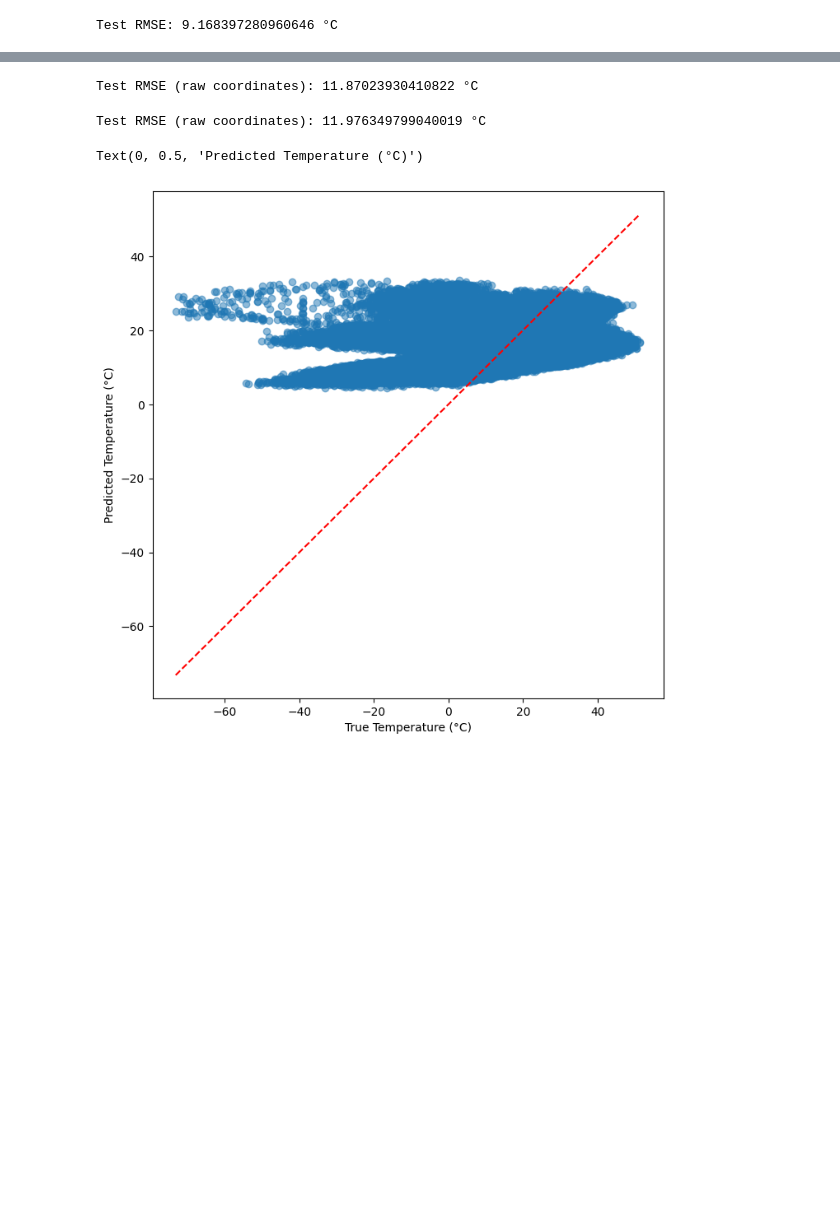
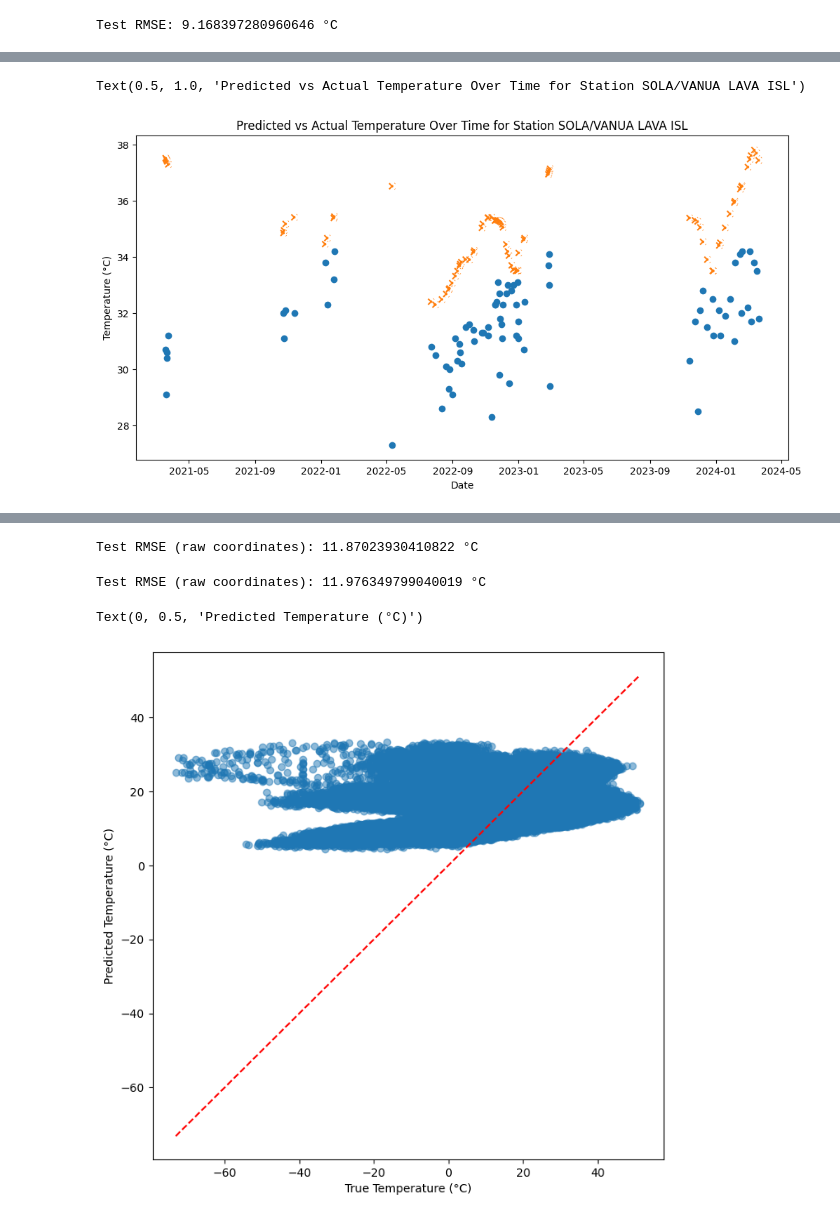
Before and after one commit to arizonat/satclip, a Jupyter notebook: satclip/noaa_ghcn_spatial_eval.ipynb, the cells around one changed output, grey strips where cells are left out. Saved outputs shown, nothing was run; the diff lists cells and outputs as text; code cells hidden in the pictures; blank space fills up the shorter version.

```diff
--- a/satclip/noaa_ghcn_spatial_eval.ipynb
+++ b/satclip/noaa_ghcn_spatial_eval.ipynb
@@ -267,21 +294,24 @@ class MLP(nn.Module):
     def forward(self, x):
         return self.features(x)
 
-pred_model = MLP(input_dim=256, dim_hidden=64, num_layers=2, out_dims=1).float().to(device)
+pred_model = MLP(input_dim=256, dim_hidden=64, num_layers=2, out_dims=1).double().to(device)
 criterion = nn.MSELoss()
-optimizer = torch.optim.Adam(pred_model.parameters(), lr=0.001)
+optimizer = torch.optim.AdamW(pred_model.parameters(), lr=1e-3)
 
 losses = []
-epochs = 3000
+epochs = 200
 
 for epoch in range(epochs):
+  pred_model.train()
+  running_loss = 0.0
+
   for batch in train_loader:
     optimizer.zero_grad()
     embeddings, values = batch
     # Forward pass
     y_pred = pred_model(embeddings.to(device))
     # Compute the loss
-    loss = criterion(y_pred.reshape(-1), values.to(device))
+    loss = criterion(y_pred, values.to(device))
     # Backward pass
     loss.backward()
     # Update the parameters
@@ -289,5 +319,9 @@ for epoch in range(epochs):
     # Append the loss to the list
     losses.append(loss.item())
 
-  if (epoch + 1) % 250 == 0:
-    print(f"Epoch {epoch + 1}, Loss: {loss.item():.4f}")
+    running_loss += loss.item() * embeddings.size(0)  # Multiply by batch size to get total loss for the batch
+
+  epoch_loss = running_loss / len(train_loader.dataset)
+
+  if (epoch) % 10 == 0:
+    print(f"Epoch {epoch + 1}, Loss: {epoch_loss:.4f}")
@@ -293,0 +383,21 @@ for epoch in range(epochs):
+# %%
+# For a randomly selected station in the test set, plot the predicted vs actual temperatures over time
+random_station = random.choice(ghcn_qc_temp_df[ghcn_qc_temp_df['split'] != train_split]['Name'].unique())
+# random_station = random.choice(ghcn_qc_temp_df[ghcn_qc_temp_df['split'] == train_split]['Name'].unique())
+# random_station = random.choice(ghcn_qc_temp_df['Name'].unique())
+station_df = ghcn_qc_temp_df[ghcn_qc_temp_df['Name']== random_station]
+# Get the embeddings for this station
+station_coords = torch.tensor(station_df[['Latitude', 'Longitude', 'DayOfYear']].values, dtype=torch.float64).to(device)
+station_embeddings = spatiotemporal_enc(station_coords).detach()
+# Get the predicted temperatures for this station
+station_predictions = pred_model(station_embeddings).cpu().detach().numpy()
+
+plt.figure(figsize=(12, 6))
+plt.scatter(station_df['Date'], station_df['Value']/10, marker='o', linestyle='-', label=f'Actual: {random_station}')
+plt.scatter(station_df['Date'], station_predictions/10, marker='x', linestyle='--', label=f'Predicted: {random_station}')
+plt.xlabel('Date')
+plt.ylabel('Temperature (°C)')
+plt.title(f'Predicted vs Actual Temperature Over Time for Station {random_station}')
+# %% [output]
+Text(0.5, 1.0, 'Predicted vs Actual Temperature Over Time for Station SOLA/VANUA LAVA ISL')
+[figure, added]
```
Also changed, not shown: parts of 17 cells of this notebook.
